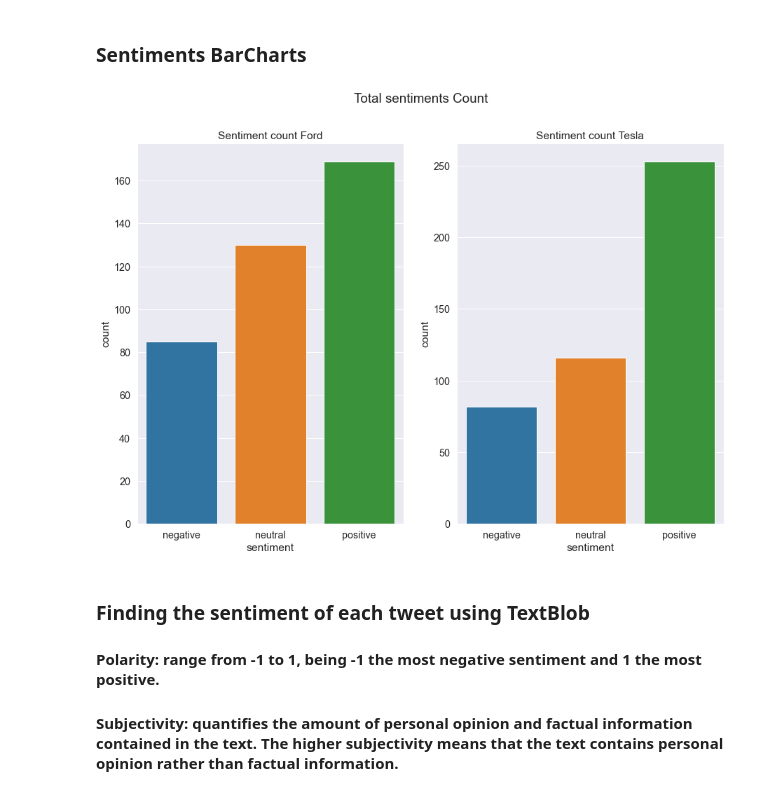
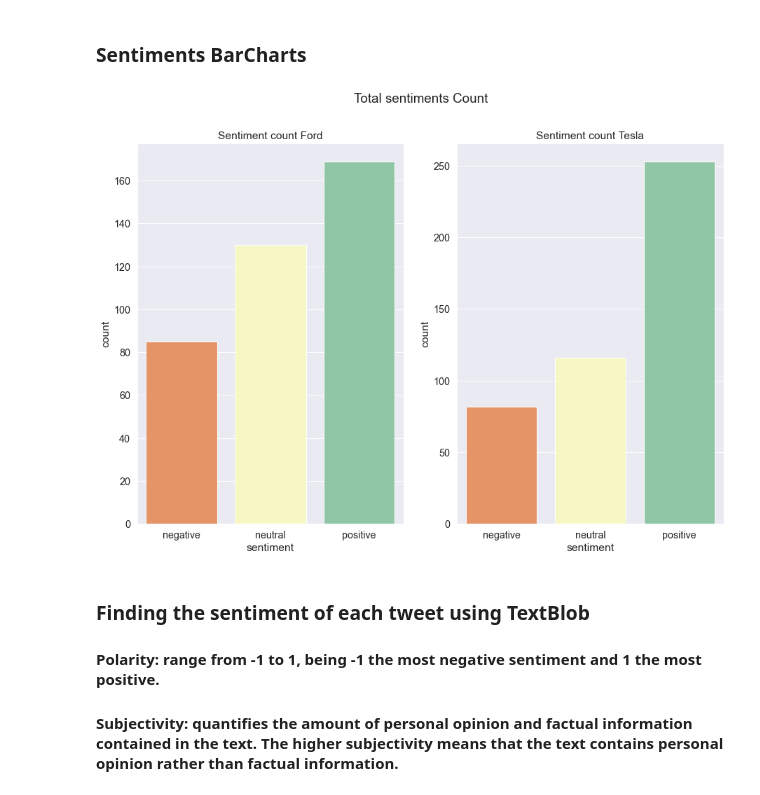
Before and after one commit to MestreD/NLP_Task, a Jupyter notebook: NLP_Task.ipynb, the cells around one changed output. Saved outputs shown, nothing was run; the diff lists cells and outputs as text; code cells hidden in the pictures.

```diff
--- a/NLP_Task.ipynb
+++ b/NLP_Task.ipynb
@@ -288,17 +293,17 @@ Total sentiment count of Tesla:
 # %%
 # Convetir en una funcion.
 
 plt.figure(figsize=(15,10))
 plt.suptitle("Total sentiments Count")
 plt.subplot(1,2,1)
 plt.title("Sentiment count Ford")
-sns.barplot(x="sentiment", y="count", data=total_sentiments_ford)
+sns.barplot(x="sentiment", y="count", data=total_sentiments_ford, palette="Spectral")
 plt.subplot(1,2,2)
 plt.title("Sentiment count Tesla")
-sns.barplot(x="sentiment", y="count", data=total_sentiments_tesla)
+sns.barplot(x="sentiment", y="count", data=total_sentiments_tesla, palette="Spectral")
 plt.show()
 # %% [output]
-[figure, old version]
+[figure, new version]
 # %% [markdown]
 ### Finding the sentiment of each tweet using TextBlob
 #### Polarity: range from -1 to 1, being -1 the most negative sentiment and 1 the most positive.
```
Also changed, not shown: parts of 5 cells of this notebook.
